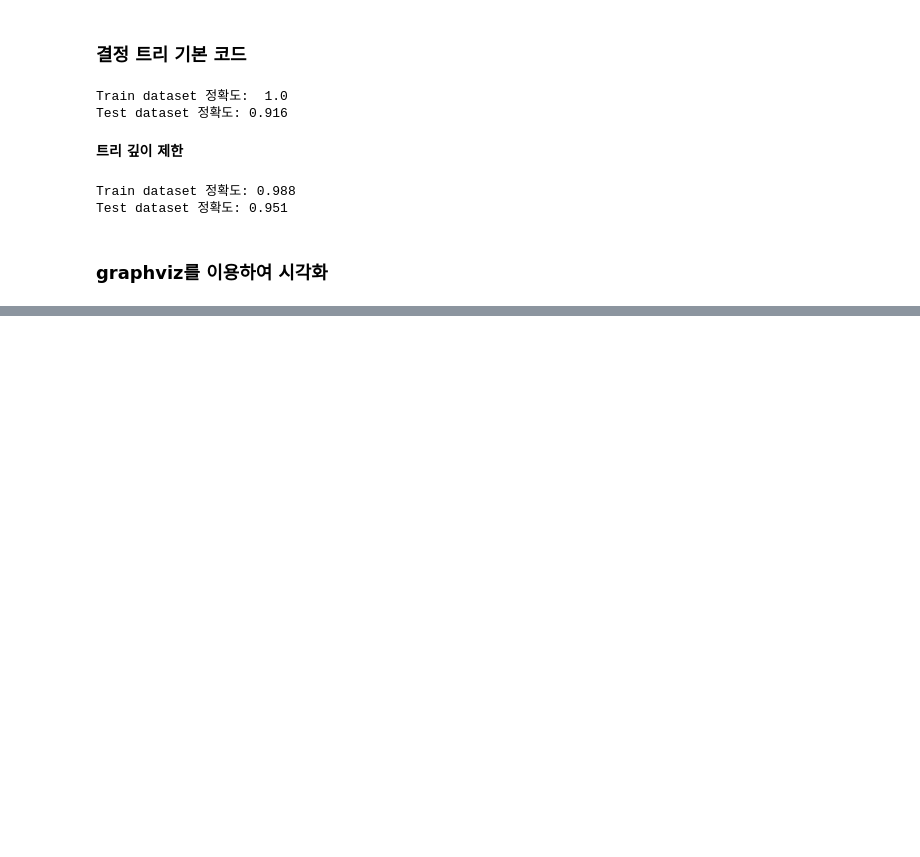
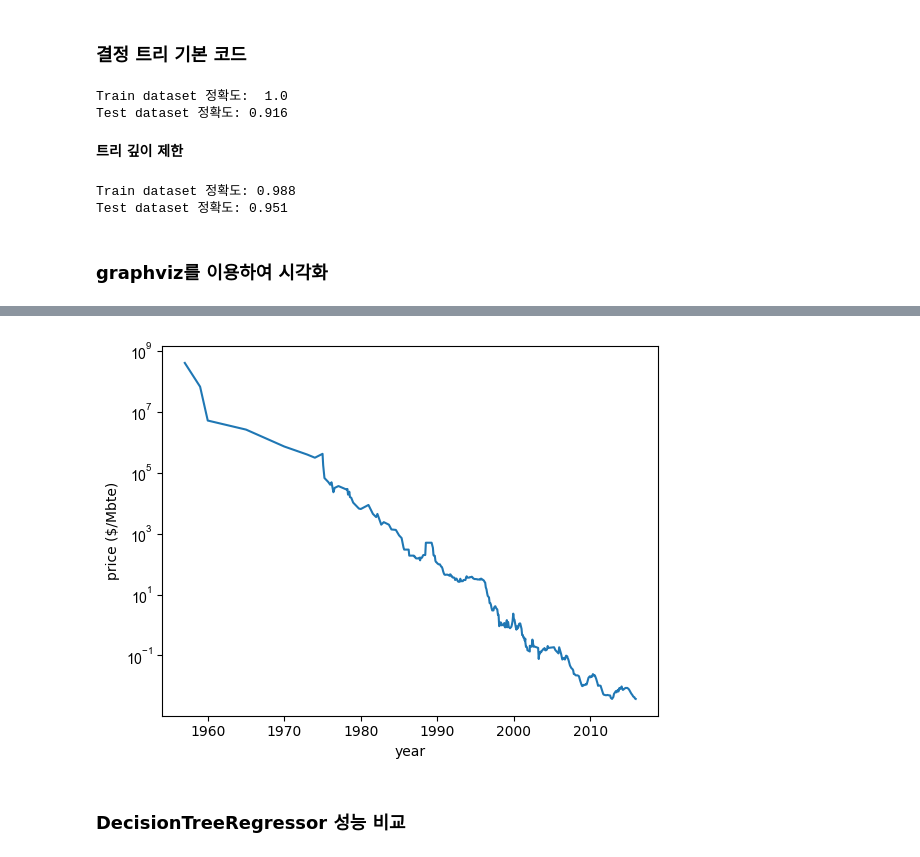
Before and after one commit to minglet/ML_study, a Jupyter notebook: ml_with_python/decision_tree.ipynb, the cells around one changed output, grey strips where cells are left out. Saved outputs shown, nothing was run; the diff lists cells and outputs as text; code cells hidden in the pictures; blank space fills up the shorter version.

Commit message:
Decision tree Regression

```diff
--- a/ml_with_python/decision_tree.ipynb
+++ b/ml_with_python/decision_tree.ipynb
@@ -32,0 +60,19 @@ Test dataset 정확도: 0.951
+# %%
+import os
+import mglearn
+import matplotlib.pyplot as plt
+import pandas as pd
+import warnings
+warnings.filterwarnings("ignore")
+
+ram_prices = pd.read_csv(os.path.join(mglearn.datasets.DATA_PATH, "ram_price.csv"))
+
+plt.yticks(fontname= "Arial")
+plt.semilogy(ram_prices.date, ram_prices.price)
+plt.xlabel("year")
+plt.ylabel("price ($/Mbte)")
+plt.show()
+# %% [output]
+[figure, added]
+# %% [markdown]
+### DecisionTreeRegressor 성능 비교
```
Also changed, not shown: parts of 6 cells of this notebook.
